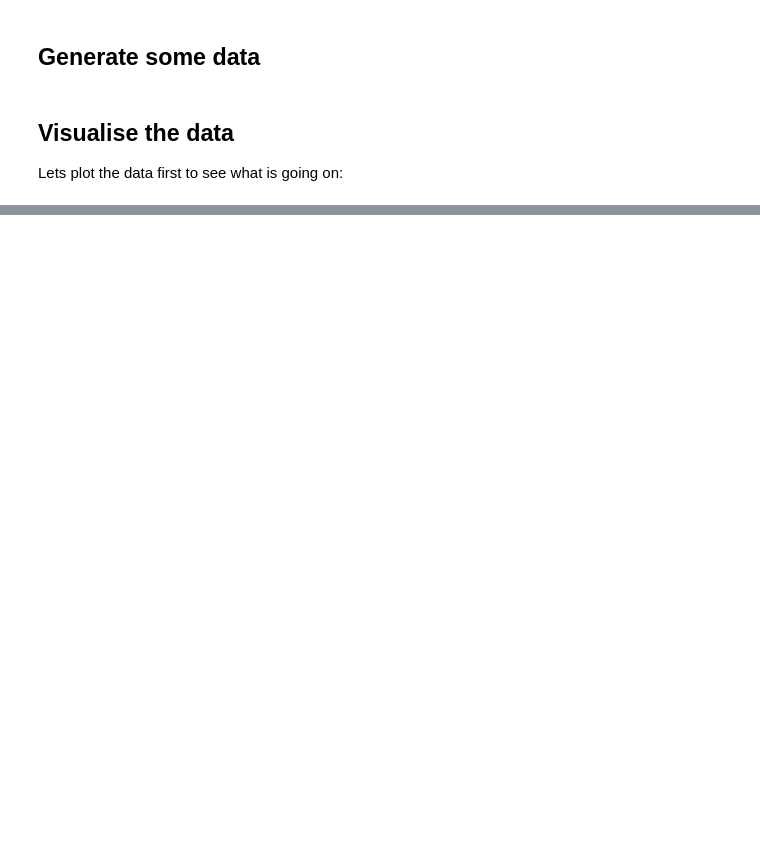
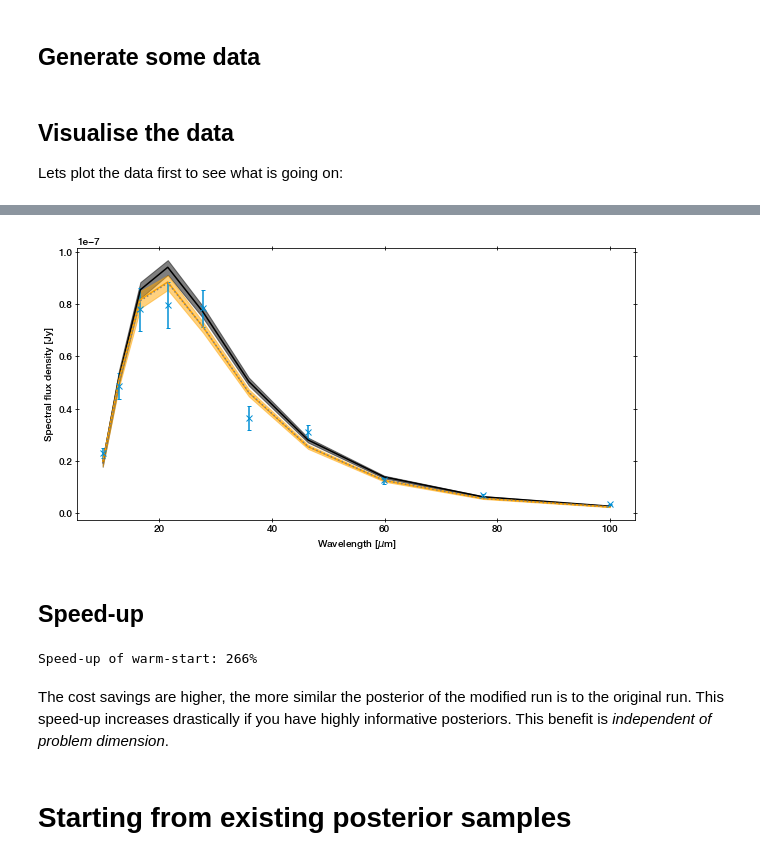
Before and after one commit to JohannesBuchner/UltraNest, a Jupyter notebook: docs/example-warmstart.ipynb, the cells around one changed output, grey strips where cells are left out. Drawn from its saved outputs; the diff is of its cells as text; code cells hidden in the pictures; blank space fills up the shorter version.

```diff
--- a/docs/example-warmstart.ipynb
+++ b/docs/example-warmstart.ipynb
@@ -237,0 +131,5 @@ These features are experimental and feedback is appreciated. It is recommended t
+# %%
+def log_likelihood_with_background(params):
+    T, ampl = params
+    y_predicted = black_body_model(wavelength, ampl, T) + 1e-9
+    return scipy.stats.norm(y_predicted, sigma).logpdf(y_obs).sum()
@@ -237,0 +140,2 @@ These features are experimental and feedback is appreciated. It is recommended t
+# %%
+posterior_upoints_file = reference_run_folder + '/chains/weighted_post_untransformed.txt'
@@ -237,0 +144,5 @@ These features are experimental and feedback is appreciated. It is recommended t
+# %%
+from ultranest.integrator import warmstart_from_similar_file
+
+aux_paramnames, aux_log_likelihood, aux_prior_transform, vectorized = warmstart_from_similar_file(
+    posterior_upoints_file, parameters, log_likelihood_with_background, prior_transform)
@@ -237,0 +151,3 @@ These features are experimental and feedback is appreciated. It is recommended t
+# %%
+sampler = ReactiveNestedSampler(aux_paramnames, aux_log_likelihood, aux_prior_transform, vectorized=vectorized)
+res = sampler.run(frac_remain=0.5)
@@ -237,0 +165,31 @@ These features are experimental and feedback is appreciated. It is recommended t
+# %%
+plt.figure(figsize=(10, 5))
+plt.errorbar(x=wavelength, y=y_obs, yerr=sigma, marker='x', ls=' ')
+from ultranest.plot import PredictionBand
+band = PredictionBand(wavelength)
+for T, ampl in results_ref['samples']:
+    band.add(black_body_model(wavelength, ampl, T))
+band.line(color='k')
+band.shade(color='k', alpha=0.5)
+
+band = PredictionBand(wavelength)
+for T, ampl, _ in res['samples']:
+    band.add(black_body_model(wavelength, ampl, T))
+band.line(color='orange')
+band.shade(color='orange', alpha=0.5)
+plt.plot(wavelength, y_true, ':', color='gray')
+plt.ylabel('Spectral flux density [Jy]');
+plt.xlabel('Wavelength [$\mu$m]');
+# %% [output]
+[figure, added]
+# %% [markdown]
+## Speed-up
+# %%
+print("Speed-up of warm-start: %d%%" % ((results_ref['ncall'] / res['ncall'] - 1)*100))
+# %% [output]
+Speed-up of warm-start: 266%
+# %% [markdown]
+The cost savings are higher, the more similar the posterior of the modified run is to the original run. This speed-up increases drastically if you have highly informative posteriors.
+This benefit is *independent of problem dimension*.
+# %% [markdown]
+# Starting from existing posterior samples
```
Also changed, not shown: parts of 62 cells of this notebook, 5 other files.
